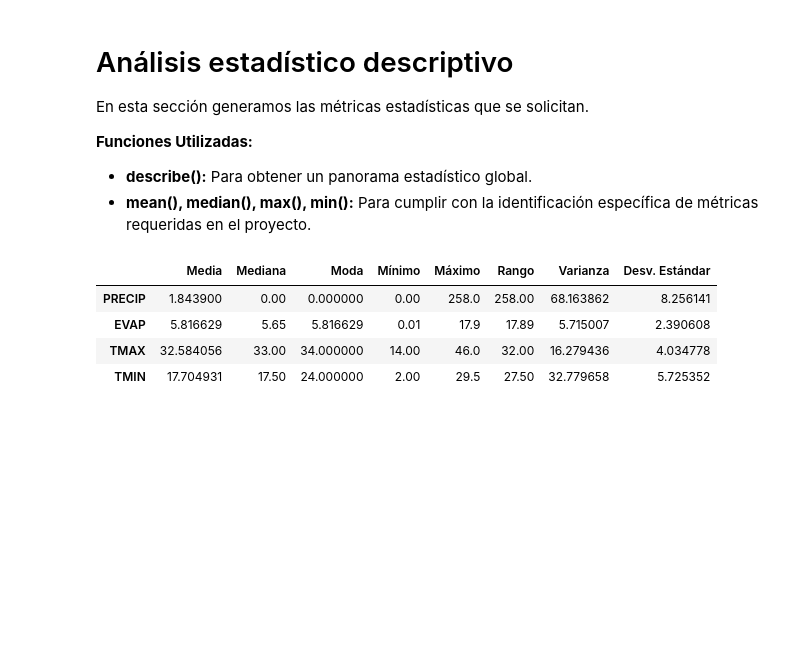
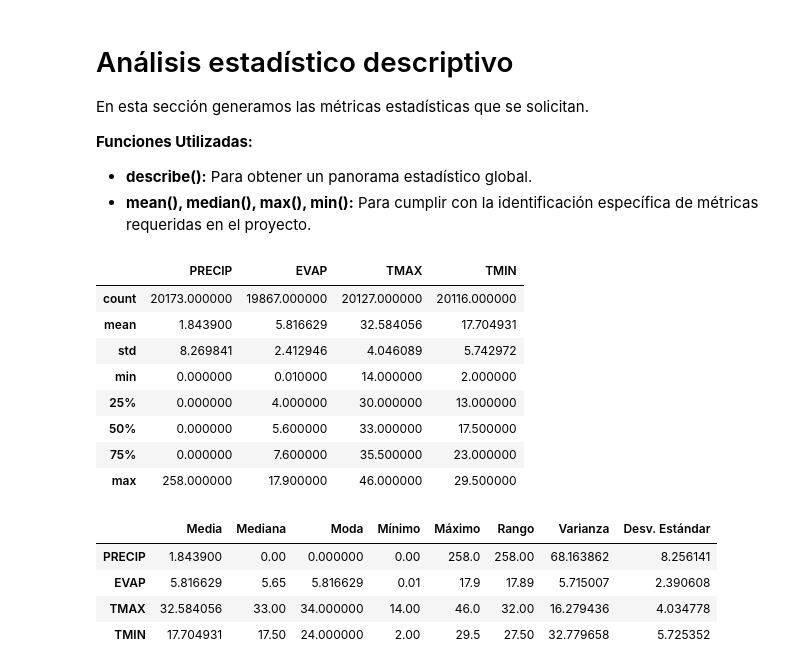
Before and after one commit to LuisArchuleta/CDD, a Jupyter notebook: Modulo_3/EDA.ipynb, the cells around one changed output. Saved outputs shown, nothing was run; the diff lists cells and outputs as text; code cells hidden in the pictures; blank space fills up the shorter version.

```diff
--- a/Modulo_3/EDA.ipynb
+++ b/Modulo_3/EDA.ipynb
@@ -355,6 +382,18 @@ En esta sección generamos las métricas estadísticas que se solicitan.
 **Funciones Utilizadas:**
 * **describe():** Para obtener un panorama estadístico global.
 * **mean(), median(), max(), min():** Para cumplir con la identificación específica de métricas requeridas en el proyecto.
+# %%
+df.describe()
+# %% [output]
+|  | PRECIP | EVAP | TMAX | TMIN |
+| count | 20173.000000 | 19867.000000 | 20127.000000 | 20116.000000 |
+| mean | 1.843900 | 5.816629 | 32.584056 | 17.704931 |
+| std | 8.269841 | 2.412946 | 4.046089 | 5.742972 |
+| min | 0.000000 | 0.010000 | 14.000000 | 2.000000 |
+| 25% | 0.000000 | 4.000000 | 30.000000 | 13.000000 |
+| 50% | 0.000000 | 5.600000 | 33.000000 | 17.500000 |
+| 75% | 0.000000 | 7.600000 | 35.500000 | 23.000000 |
+| max | 258.000000 | 17.900000 | 46.000000 | 29.500000 |
 # %%
 def ejecutar_eda(df_temp):
 
```
Also changed, not shown: parts of 6 cells of this notebook.
